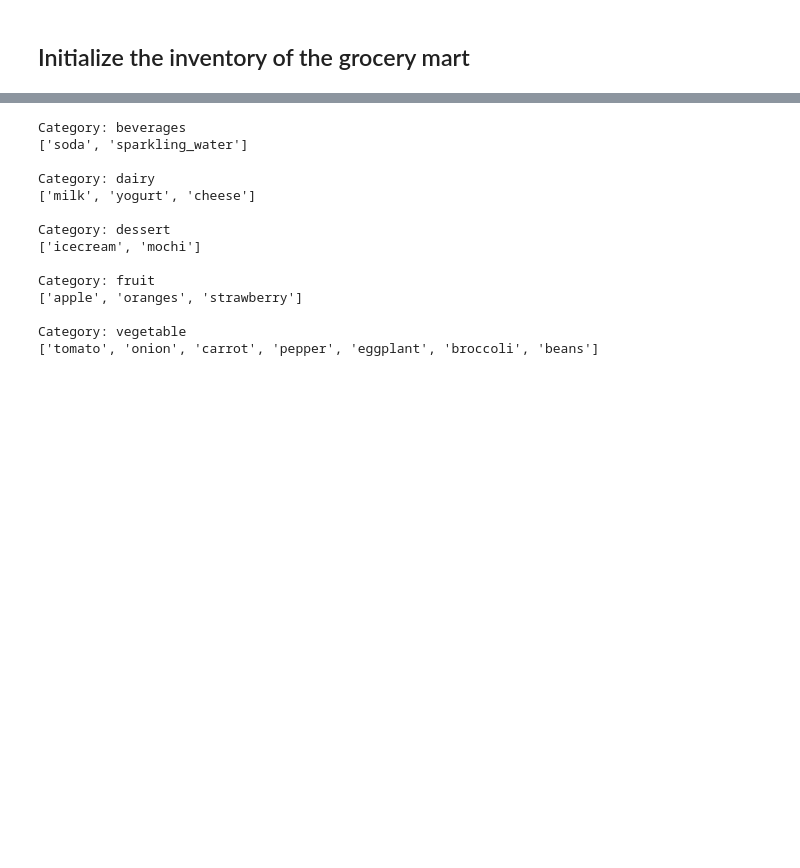
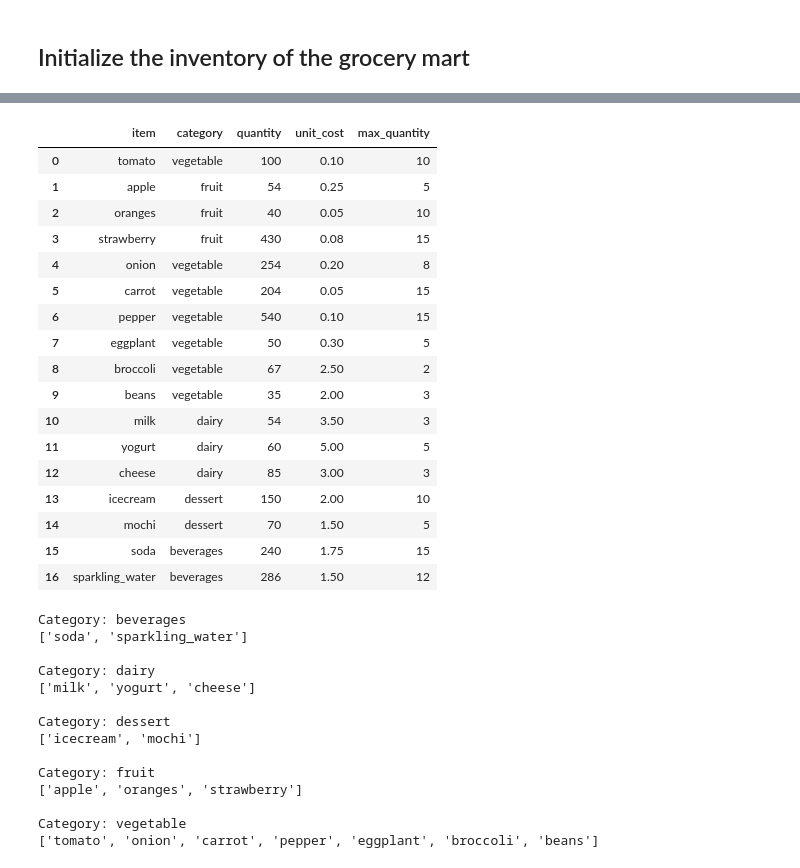
Before and after one commit to kskkarthik77/FLCMLBootcamp25Karthik, a Jupyter notebook: 3_Basics_PythonProject.ipynb, the cells around one changed output, grey strips where cells are left out. Drawn from its saved outputs; the diff is of its cells as text; code cells hidden in the pictures; blank space fills up the shorter version.

```diff
--- a/3_Basics_PythonProject.ipynb
+++ b/3_Basics_PythonProject.ipynb
@@ -36,7 +36,7 @@ except requests.exceptions.RequestException as e:
 try:
     response_basket = requests.get(url_basket)
     response_basket.raise_for_status()  # Raise an exception for bad status codes
-    with open('basket.csv', 'wb') as file:
+    with open('/content/basket.csv', 'wb') as file:
         file.write(response.content)
 except requests.exceptions.RequestException as e:
     print(f"Error fetching csv from URL: {e}")
@@ -53,3 +52,21 @@ SyntaxError: expected 'except' or 'finally' block (<ipython-input-7-c9dffaac49a4
+|  | item | category | quantity | unit_cost | max_quantity |
+| 0 | tomato | vegetable | 100 | 0.10 | 10 |
+| 1 | apple | fruit | 54 | 0.25 | 5 |
+| 2 | oranges | fruit | 40 | 0.05 | 10 |
+| 3 | strawberry | fruit | 430 | 0.08 | 15 |
+| 4 | onion | vegetable | 254 | 0.20 | 8 |
+| 5 | carrot | vegetable | 204 | 0.05 | 15 |
+| 6 | pepper | vegetable | 540 | 0.10 | 15 |
+| 7 | eggplant | vegetable | 50 | 0.30 | 5 |
+| 8 | broccoli | vegetable | 67 | 2.50 | 2 |
+| 9 | beans | vegetable | 35 | 2.00 | 3 |
+| 10 | milk | dairy | 54 | 3.50 | 3 |
+| 11 | yogurt | dairy | 60 | 5.00 | 5 |
+| 12 | cheese | dairy | 85 | 3.00 | 3 |
+| 13 | icecream | dessert | 150 | 2.00 | 10 |
+| 14 | mochi | dessert | 70 | 1.50 | 5 |
+| 15 | soda | beverages | 240 | 1.75 | 15 |
+| 16 | sparkling_water | beverages | 286 | 1.50 | 12 |
 # %%
 # Understand the list of items under each category
 groupes = df.groupby('category')
```
Also changed, not shown: parts of 3 cells of this notebook.
